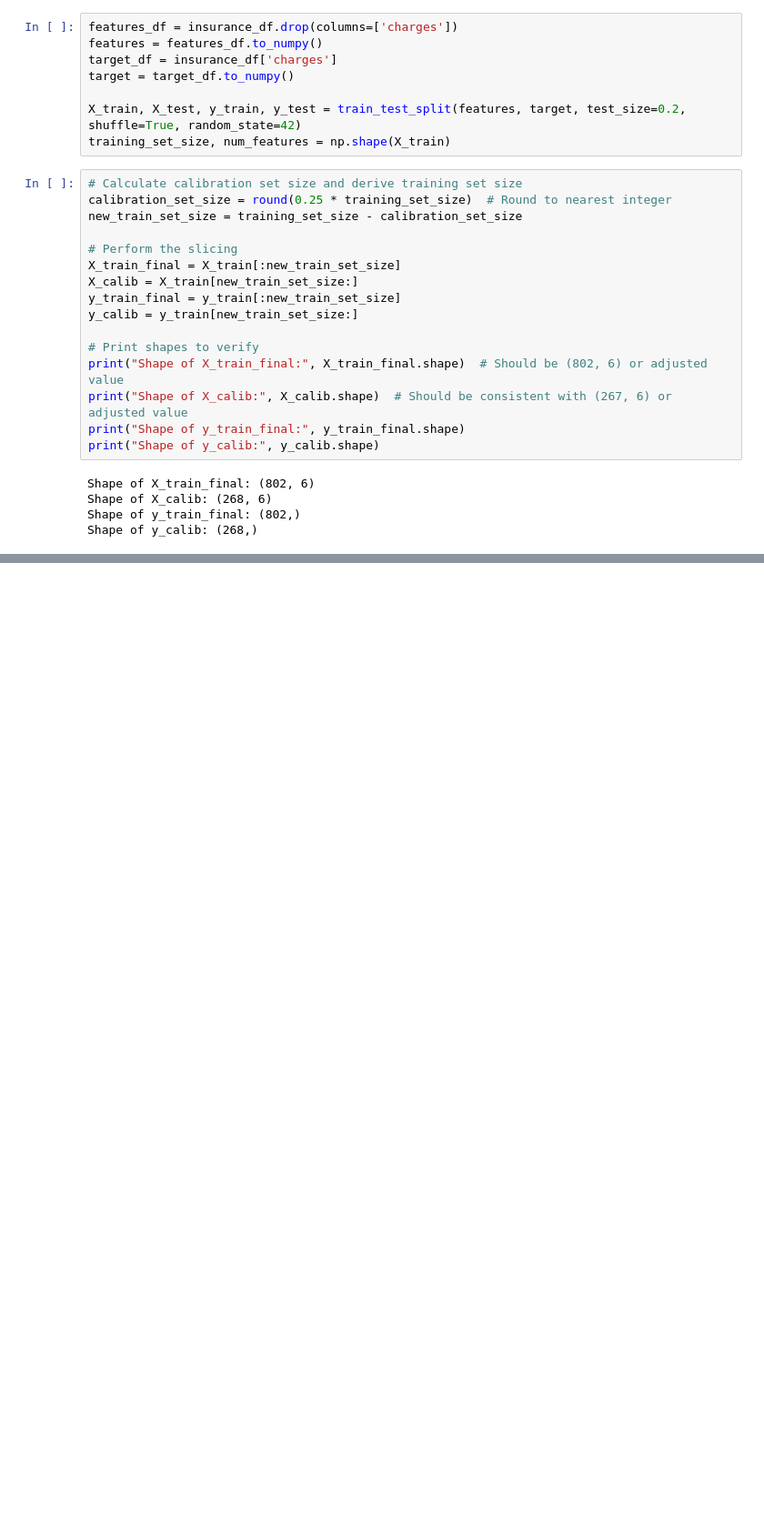
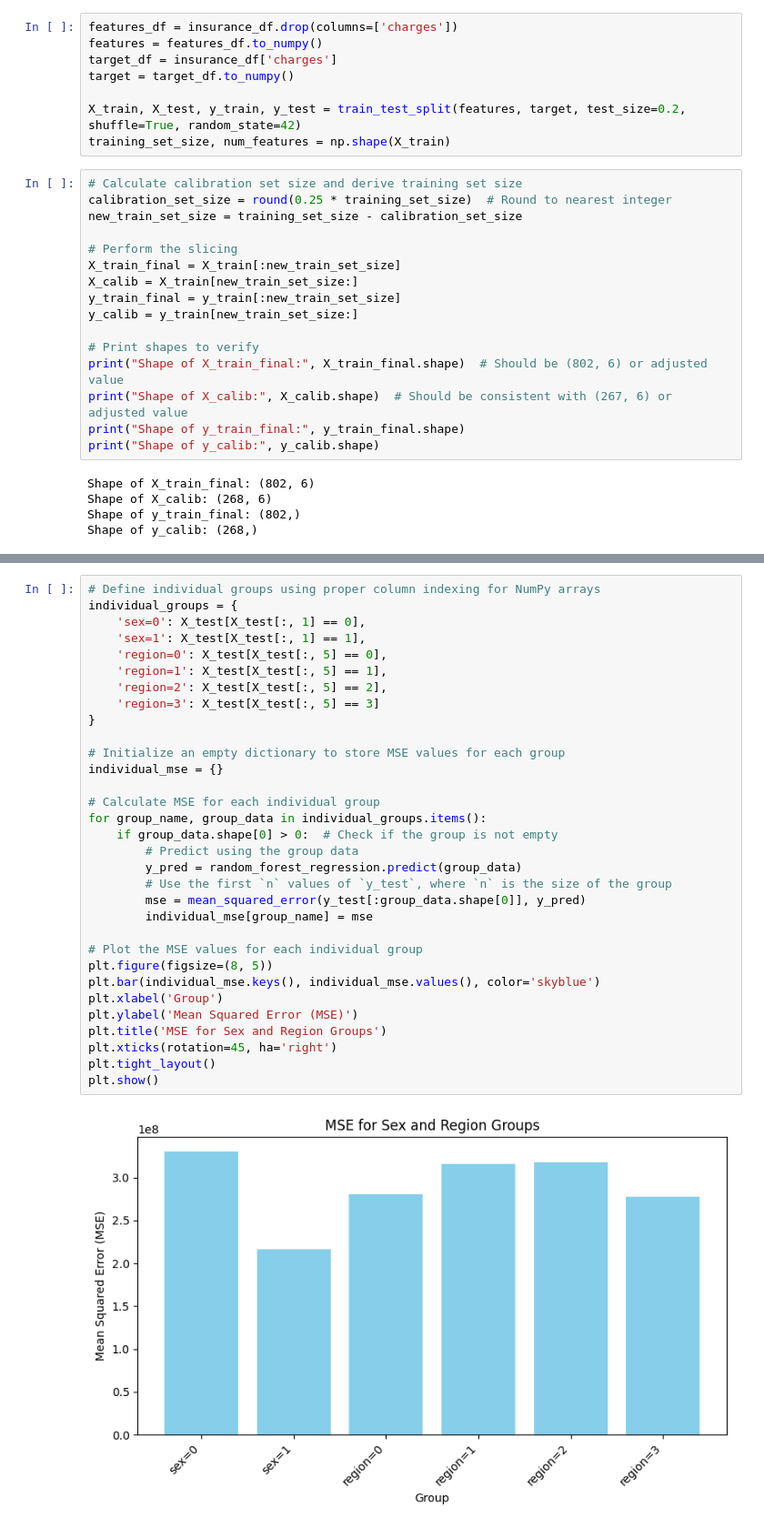
Before and after one commit to arush-mehrotra/conformal-prediction, a Jupyter notebook: Medical_Cost.ipynb, the cells around one changed output, grey strips where cells are left out. Shown at 91% size. Drawn from its saved outputs; the diff is of its cells as text; blank space fills up the shorter version.

```diff
--- a/Medical_Cost.ipynb
+++ b/Medical_Cost.ipynb
@@ -230,3 +266,37 @@ LinearRegression()
+# %%
+# Define individual groups using proper column indexing for NumPy arrays
+individual_groups = {
+    'sex=0': X_test[X_test[:, 1] == 0],
+    'sex=1': X_test[X_test[:, 1] == 1],
+    'region=0': X_test[X_test[:, 5] == 0],
+    'region=1': X_test[X_test[:, 5] == 1],
+    'region=2': X_test[X_test[:, 5] == 2],
+    'region=3': X_test[X_test[:, 5] == 3]
+}
+
+# Initialize an empty dictionary to store MSE values for each group
+individual_mse = {}
+
+# Calculate MSE for each individual group
+for group_name, group_data in individual_groups.items():
+    if group_data.shape[0] > 0:  # Check if the group is not empty
+        # Predict using the group data
+        y_pred = random_forest_regression.predict(group_data)
+        # Use the first `n` values of `y_test`, where `n` is the size of the group
+        mse = mean_squared_error(y_test[:group_data.shape[0]], y_pred)
+        individual_mse[group_name] = mse
+
+# Plot the MSE values for each individual group
+plt.figure(figsize=(8, 5))
+plt.bar(individual_mse.keys(), individual_mse.values(), color='skyblue')
+plt.xlabel('Group')
+plt.ylabel('Mean Squared Error (MSE)')
+plt.title('MSE for Sex and Region Groups')
+plt.xticks(rotation=45, ha='right')
+plt.tight_layout()
+plt.show()
+# %% [output]
+[figure, added]
 # %%
 # Convert y_calib values into threshold values in order to train for conformal prediction
 from utils.CalibrationScorer import customResidualCalibrationScorer
```
Also changed, not shown: parts of 9 cells of this notebook, 3 other files.
